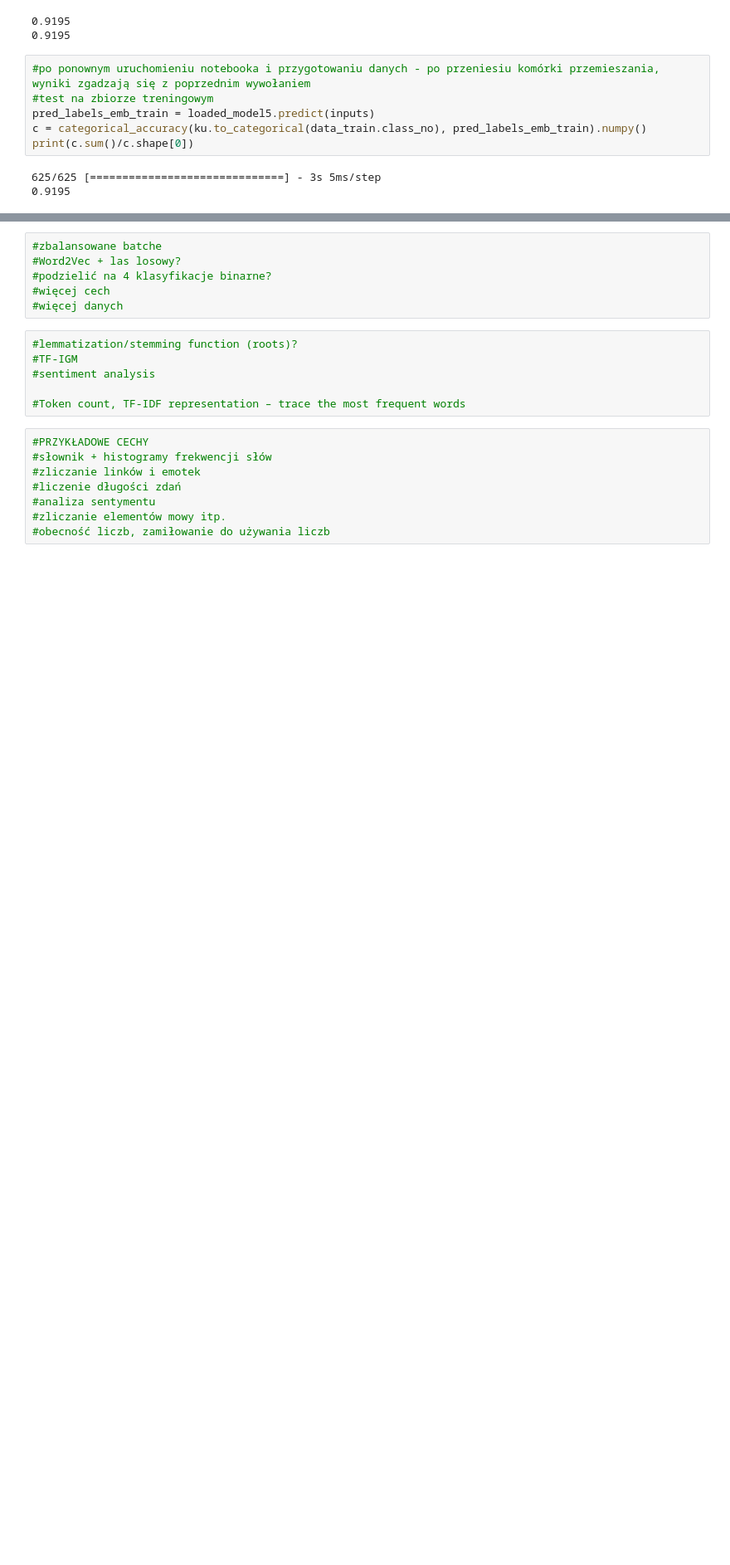
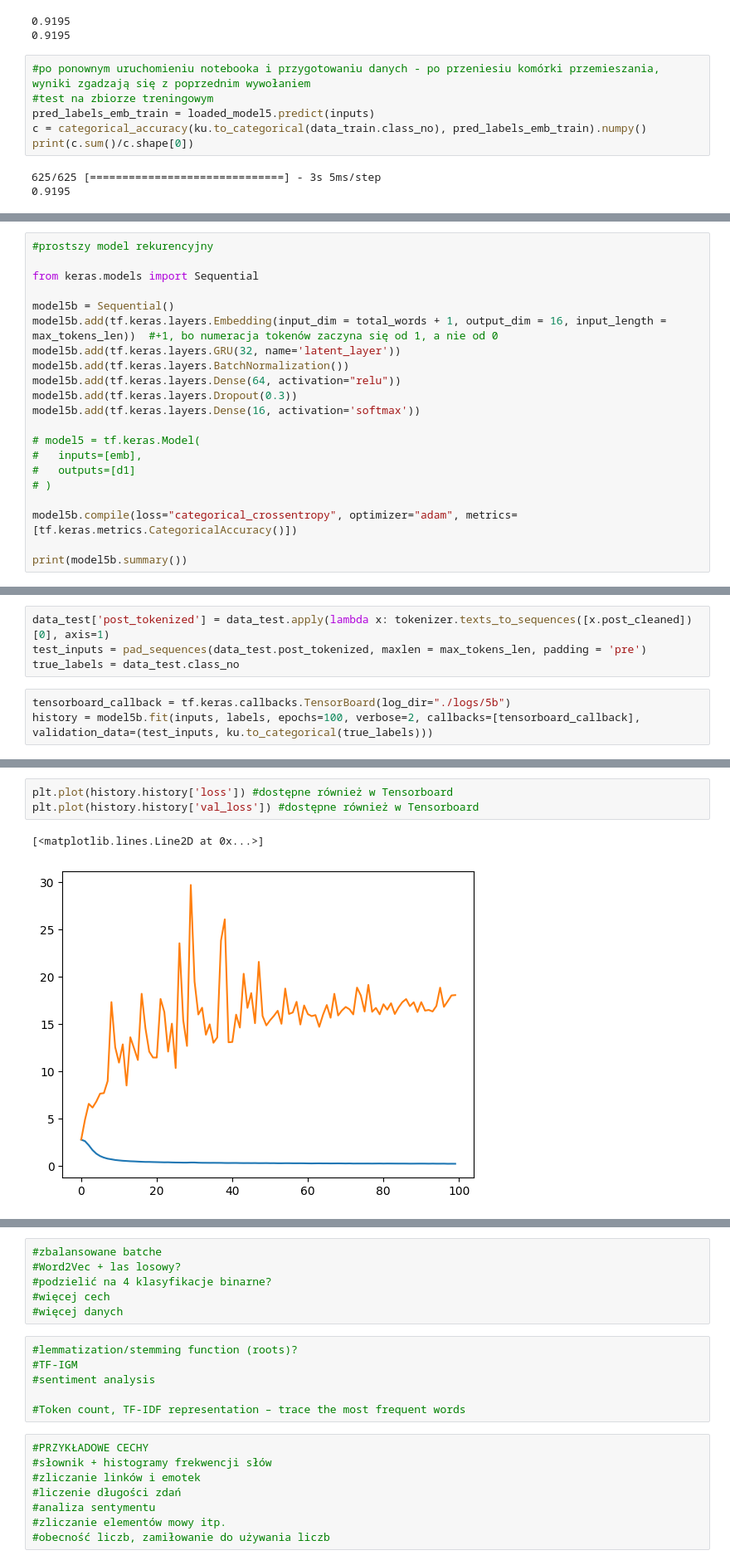
Before and after one commit to martaglanowska/MBTI_classification, a Jupyter notebook: praca magisterska.ipynb, the cells around one changed output, grey strips where cells are left out. Shown at 83% size. Saved outputs shown, nothing was run; the diff lists cells and outputs as text; blank space fills up the shorter version.

Commit message:
Overfitting - small model training

```diff
--- a/praca magisterska.ipynb
+++ b/praca magisterska.ipynb
@@ -2888,0 +2896,21 @@ print(c.sum()/c.shape[0])
+# %%
+#prostszy model rekurencyjny
+
+from keras.models import Sequential
+
+model5b = Sequential()
+model5b.add(tf.keras.layers.Embedding(input_dim = total_words + 1, output_dim = 16, input_length = max_tokens_len))  #+1, bo numeracja tokenów zaczyna się od 1, a nie od 0
+model5b.add(tf.keras.layers.GRU(32, name='latent_layer'))
+model5b.add(tf.keras.layers.BatchNormalization())
+model5b.add(tf.keras.layers.Dense(64, activation="relu"))
+model5b.add(tf.keras.layers.Dropout(0.3))
+model5b.add(tf.keras.layers.Dense(16, activation='softmax'))
+
+# model5 = tf.keras.Model(
+# 	inputs=[emb],
+# 	outputs=[d1]
+# )
+
+model5b.compile(loss="categorical_crossentropy", optimizer="adam", metrics=[tf.keras.metrics.CategoricalAccuracy()])
+
+print(model5b.summary())
@@ -2888,0 +2935,7 @@ print(c.sum()/c.shape[0])
+# %%
+data_test['post_tokenized'] = data_test.apply(lambda x: tokenizer.texts_to_sequences([x.post_cleaned])[0], axis=1)
+test_inputs = pad_sequences(data_test.post_tokenized, maxlen = max_tokens_len, padding = 'pre')
+true_labels = data_test.class_no
+# %%
+tensorboard_callback = tf.keras.callbacks.TensorBoard(log_dir="./logs/5b")
+history = model5b.fit(inputs, labels, epochs=100, verbose=2, callbacks=[tensorboard_callback], validation_data=(test_inputs, ku.to_categorical(true_labels)))
@@ -2888,0 +2960,6 @@ print(c.sum()/c.shape[0])
+# %%
+plt.plot(history.history['loss']) #dostępne również w Tensorboard
+plt.plot(history.history['val_loss']) #dostępne również w Tensorboard
+# %% [output]
+[<matplotlib.lines.Line2D at 0x...>]
+[figure, added]
```
Also changed, not shown: parts of 12 cells of this notebook.
